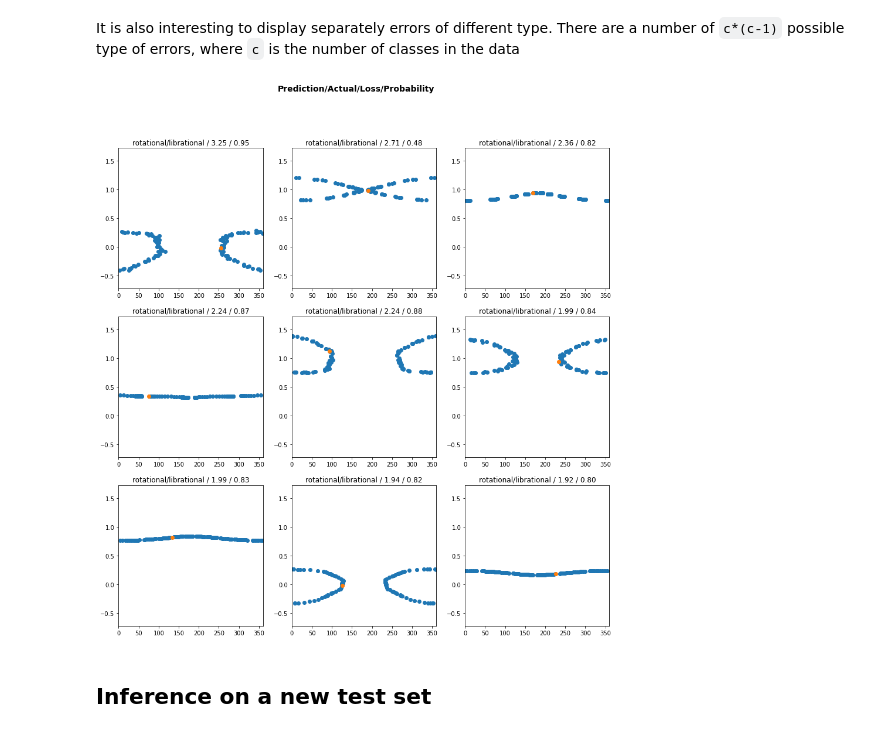
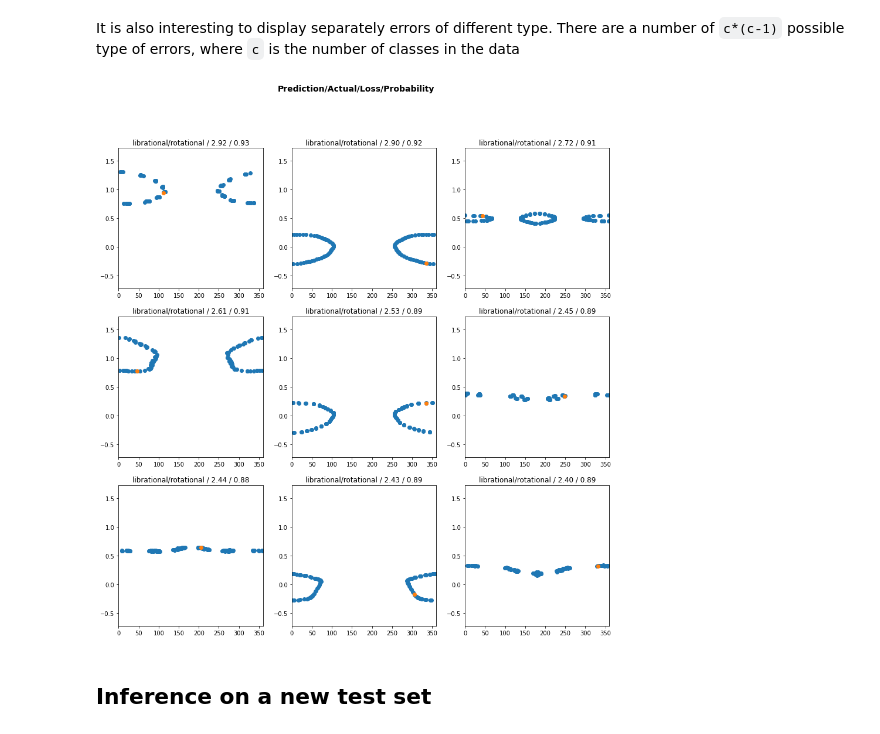
Before and after one commit to vrodriguezf/mlchaos, a Jupyter notebook: nbs/_motion_classification_time_series.ipynb, the cells around one changed output. Saved outputs shown, nothing was run; the diff lists cells and outputs as text; code cells hidden in the pictures.

```diff
--- a/nbs/_motion_classification_time_series.ipynb
+++ b/nbs/_motion_classification_time_series.ipynb
@@ -71,3 +76,9 @@ TSDataChaos:
+# %%
+resampling_period = 2 # * Natural number. Set to None if no resampling is desired
+# %%
+if resampling_period is not None:
+    data.x = data.x[:,:,::resampling_period]
+    print(data)
 # %% [markdown]
 By default we use 80% random items from the data as training and 20% as validation
 # %%
@@ -200,5 +211,5 @@ lr_min, lr_steep
 # %%
-learn.fit_one_cycle(10, lr_max=1e-3)
+learn.fit_one_cycle(10, lr_max=lr_steep*10)
 learn.recorder.plot_loss()
 # %% [output]
 | epoch | train_loss | valid_loss | accuracy | time |
@@ -247,10 +258,9 @@ interp.plot_top_losses(k=9, figsize=(15, 15), largest=True, ylim=ylim)
 # %% [markdown]
 It is also interesting to display separately errors of different type. There are a number of `c*(c-1)` possible type of errors, where `c` is the number of classes in the data
 # %%
-interp.plot_top_losses(k=9, figsize=(15, 15), largest=True, ylim=ylim,
-                      predicted='rotational', actual='librational')
+interp.plot_top_losses(k=9, figsize=(15, 15), largest=True, ylim=ylim, actual='rotational')
 # %% [output]
-[figure, old version]
+[figure, new version]
 # %% [markdown]
 ## Inference on a new test set
 # %% [markdown]
```
Also changed, not shown: parts of 14 cells of this notebook, 2 other files.
